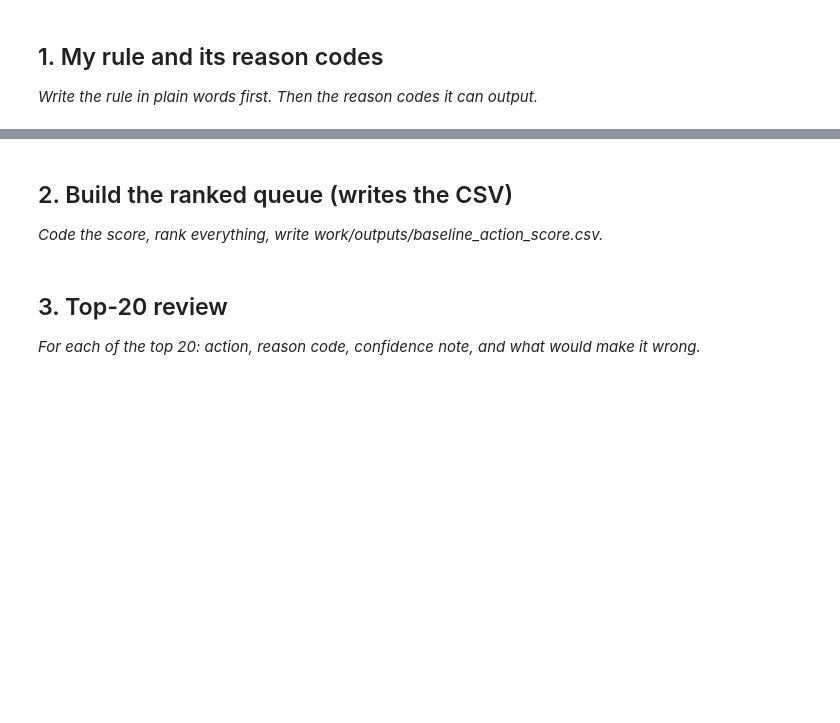
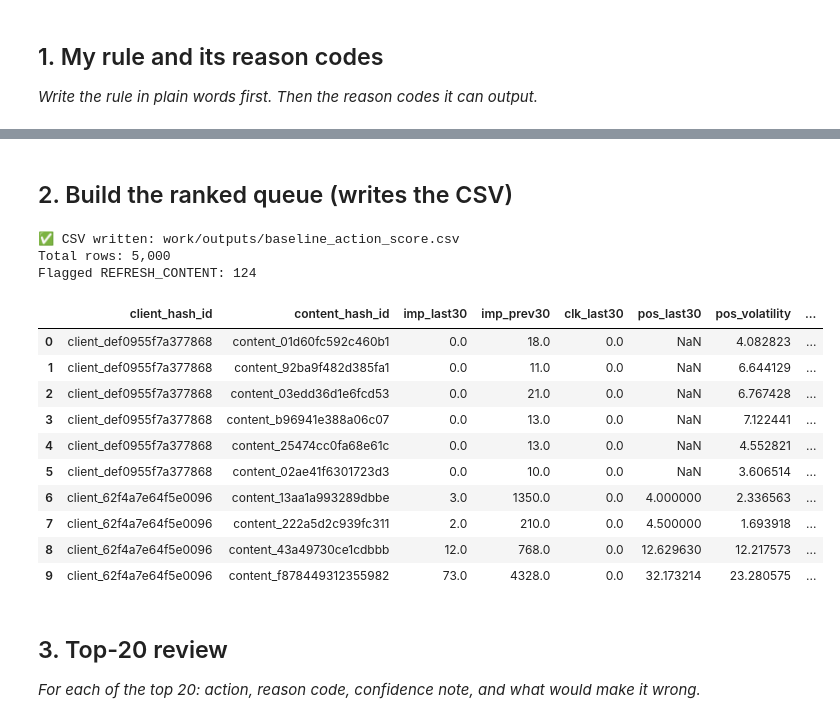
Before and after one commit to SIDRAATTIQUE/flyrank-machine-learning, a Jupyter notebook: work/notebooks/w04_baseline_score.ipynb, the cells around one changed output, grey strips where cells are left out. Drawn from its saved outputs; the diff is of its cells as text; code cells hidden in the pictures; blank space fills up the shorter version.

```diff
--- a/work/notebooks/w04_baseline_score.ipynb
+++ b/work/notebooks/w04_baseline_score.ipynb
@@ -13,7 +145,55 @@ This skeleton is yours to fill. Work the sections **in order** — each one has
 # %% [markdown]
 ## 2. Build the ranked queue (writes the CSV)
-
-*Code the score, rank everything, write work/outputs/baseline_action_score.csv.*
+# %%
+os.makedirs('work/outputs', exist_ok=True)
+
+baseline = feature_frame.dropna(subset=['imp_prev30', 'pos_volatility']).copy()
+
+# Score
+baseline['score'] = np.where(
+    (baseline['imp_last30'] < 0.8 * baseline['imp_prev30']) &
+    (baseline['pos_volatility'] < 2.0),
+    1.0, 0.0
+)
+
+# Reason code
+baseline['reason_code'] = np.where(
+    baseline['score'] == 1.0,
+    'IMPRESSION_DECAY_STABLE_POSITION',
+    'NO_SIGNAL'
+)
+
+# Action
+baseline['action'] = np.where(
+    baseline['score'] == 1.0, 'REFRESH_CONTENT', 'MONITOR'
+)
+
+# Rank by severity of decay
+baseline['decay_pct'] = 1 - (baseline['imp_last30'] / baseline['imp_prev30'].replace(0, np.nan))
+ranked_queue = baseline.sort_values('decay_pct', ascending=False).reset_index(drop=True)
+
+# Write CSV
+ranked_queue.to_csv('work/outputs/baseline_action_score.csv', index=False)
+
+print(f"✅ CSV written: work/outputs/baseline_action_score.csv")
+print(f"Total rows: {len(ranked_queue):,}")
+print(f"Flagged REFRESH_CONTENT: {(ranked_queue['action']=='REFRESH_CONTENT').sum():,}")
+display(ranked_queue.head(10))
+# %% [output]
+✅ CSV written: work/outputs/baseline_action_score.csv
+Total rows: 5,000
+Flagged REFRESH_CONTENT: 124
+|  | client_hash_id | content_hash_id | imp_last30 | imp_prev30 | clk_last30 | pos_last30 | pos_volatility | ... |
+| 0 | client_def0955f7a377868 | content_01d60fc592c460b1 | 0.0 | 18.0 | 0.0 | NaN | 4.082823 | ... |
+| 1 | client_def0955f7a377868 | content_92ba9f482d385fa1 | 0.0 | 11.0 | 0.0 | NaN | 6.644129 | ... |
+| 2 | client_def0955f7a377868 | content_03edd36d1e6fcd53 | 0.0 | 21.0 | 0.0 | NaN | 6.767428 | ... |
+| 3 | client_def0955f7a377868 | content_b96941e388a06c07 | 0.0 | 13.0 | 0.0 | NaN | 7.122441 | ... |
+| 4 | client_def0955f7a377868 | content_25474cc0fa68e61c | 0.0 | 13.0 | 0.0 | NaN | 4.552821 | ... |
+| 5 | client_def0955f7a377868 | content_02ae41f6301723d3 | 0.0 | 10.0 | 0.0 | NaN | 3.606514 | ... |
+| 6 | client_62f4a7e64f5e0096 | content_13aa1a993289dbbe | 3.0 | 1350.0 | 0.0 | 4.000000 | 2.336563 | ... |
+| 7 | client_62f4a7e64f5e0096 | content_222a5d2c939fc311 | 2.0 | 210.0 | 0.0 | 4.500000 | 1.693918 | ... |
+| 8 | client_62f4a7e64f5e0096 | content_43a49730ce1cdbbb | 12.0 | 768.0 | 0.0 | 12.629630 | 12.217573 | ... |
+| 9 | client_62f4a7e64f5e0096 | content_f878449312355982 | 73.0 | 4328.0 | 0.0 | 32.173214 | 23.280575 | ... |
 # %% [markdown]
 ## 3. Top-20 review
 
```
Also changed, not shown: parts of 6 cells of this notebook.
